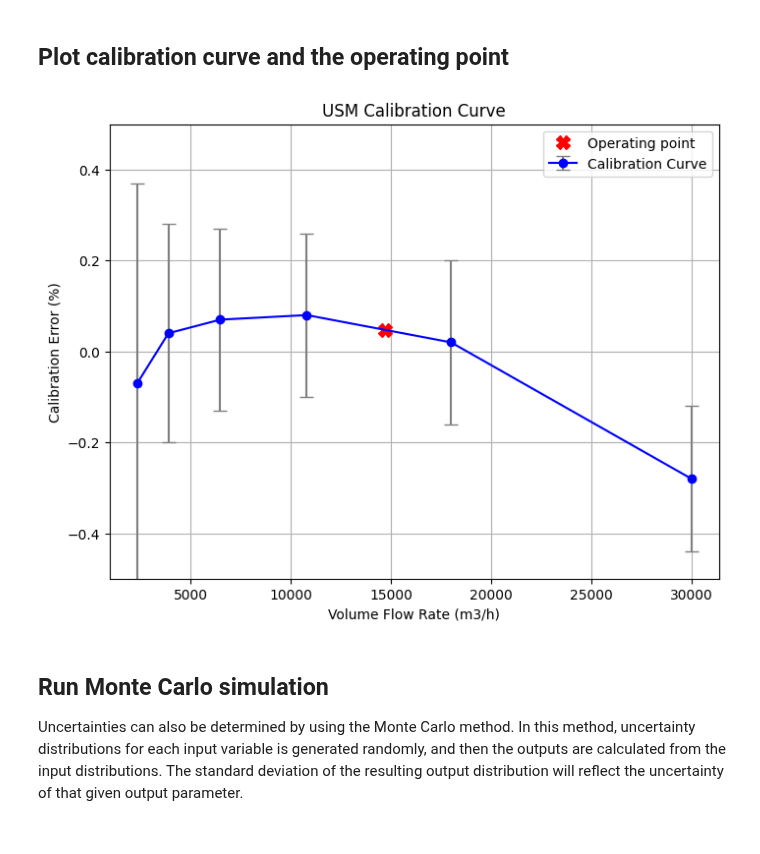
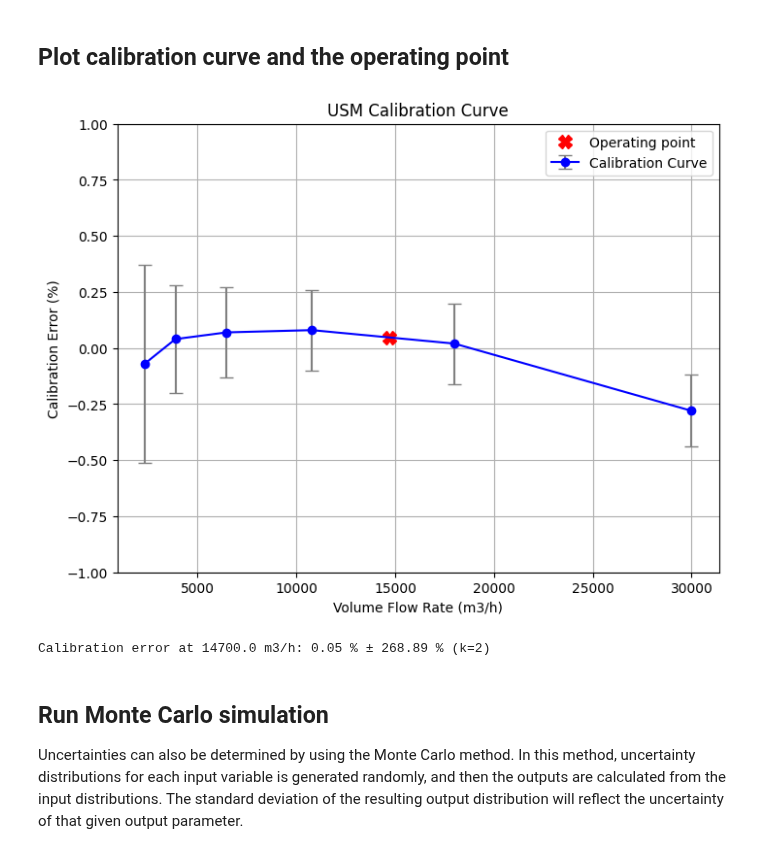
Before and after one commit to equinor/uncertaintylib, a Jupyter notebook: examples/example_06/example_06.ipynb, the cells around one changed output. Saved outputs shown, nothing was run; the diff lists cells and outputs as text; code cells hidden in the pictures.

```diff
--- a/examples/example_06/example_06.ipynb
+++ b/examples/example_06/example_06.ipynb
@@ -194,65 +194,45 @@ fig1=plot_functions.plot_uncertainty_contribution(
 # %% [markdown]
 ## Plot calibration curve and the operating point
 # %%
-# Get the calibration data from inputs
-USM_calib_volflow = [
-    inputs['mean']['USM_calib_volflow_01'],
-    inputs['mean']['USM_calib_volflow_02'],
-    inputs['mean']['USM_calib_volflow_03'],
-    inputs['mean']['USM_calib_volflow_04'],
-    inputs['mean']['USM_calib_volflow_05'],
-    inputs['mean']['USM_calib_volflow_06'],
-]
-
-USM_calib_error = [
-    inputs['mean']['USM_calib_error_01'],
-    inputs['mean']['USM_calib_error_02'],
-    inputs['mean']['USM_calib_error_03'],
-    inputs['mean']['USM_calib_error_04'],
-    inputs['mean']['USM_calib_error_05'],
-    inputs['mean']['USM_calib_error_06'],
-]
-
-# Get uncertainties in the calibration error points (k=2)
-USM_calib_error_uncertainty = [
-    2 * inputs['standard_uncertainty']['USM_calib_error_01'],
-    2 * inputs['standard_uncertainty']['USM_calib_error_02'],
-    2 * inputs['standard_uncertainty']['USM_calib_error_03'],
-    2 * inputs['standard_uncertainty']['USM_calib_error_04'],
-    2 * inputs['standard_uncertainty']['USM_calib_error_05'],
-    2 * inputs['standard_uncertainty']['USM_calib_error_06'],
-]
+# Get the calibration data from inputs (from calibration point 01 to 06)
+USM_calib_volflow = [inputs['mean'][f'USM_calib_volflow_0{i}'] for i in range(1, 7)]
+USM_calib_error = [inputs['mean'][f'USM_calib_error_0{i}'] for i in range(1, 7)]
+USM_calib_error_uncertainty = [2 * inputs['standard_uncertainty'][f'USM_calib_error_0{i}'] for i in range(1, 7)] # k=2 uncertainty
 
 # Plot the calibration curve with error bars
 plt.figure(figsize=(8, 6))
 plt.errorbar(
     USM_calib_volflow,
     USM_calib_error,
     yerr=USM_calib_error_uncertainty,
     fmt='o-',
     color='b',
     ecolor='gray',
     capsize=5,
     label='Calibration Curve'
 )
 plt.plot(
     inputs['mean']['USM_volflow'],
     uncertainty_results['value']['USM_calib_error_used'],
     marker='X',
     color='r',
     markersize=10,
     linestyle='None',
     label='Operating point'
 )
 plt.xlabel('Volume Flow Rate (m3/h)')
 plt.ylabel('Calibration Error (%)')
 plt.title('USM Calibration Curve')
 plt.ylim([-1.0, 1.0])
 plt.legend()
 plt.grid()
 plt.show()
+
+#Print calibration error for the given point
+print(f"Calibration error at {inputs['mean']['USM_volflow']:.1f} m3/h: {uncertainty_results['value']['USM_calib_error_used']:.2f} % ± {uncertainty_results['U']['USM_calib_error_used']:.2f} % (k=2)")
 # %% [output]
-[figure, old version]
+[figure, new version]
+Calibration error at 14700.0 m3/h: 0.05 % ± 268.89 % (k=2)
 # %% [markdown]
 ## Run Monte Carlo simulation
 Uncertainties can also be determined by using the Monte Carlo method.
```
